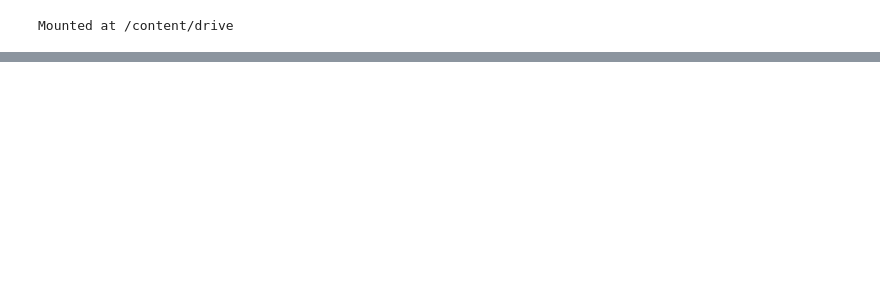
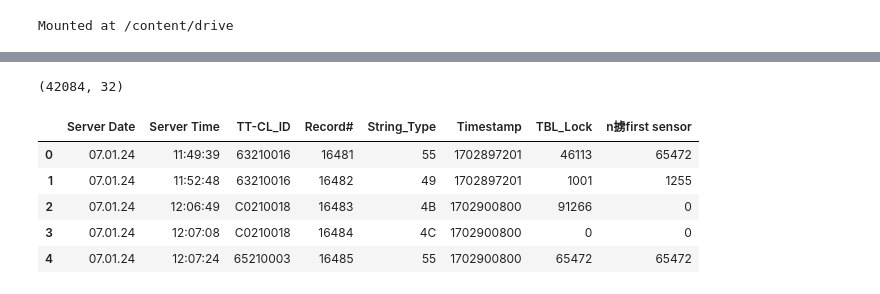
Before and after one commit to lorenafc/MGI, a Jupyter notebook: TreeTalkers.ipynb, the cells around one changed output, grey strips where cells are left out. Drawn from its saved outputs; the diff is of its cells as text; code cells hidden in the pictures; blank space fills up the shorter version.

Commit message:
added preprocessed xlsx file with only 2024 data and removed the other complete csv file

```diff
--- a/TreeTalkers.ipynb
+++ b/TreeTalkers.ipynb
@@ -48,0 +12,7 @@ print(tts_data.head())
+# %%
+# file path
+xfile = "/content/drive/MyDrive/IDHV/TTS2024.xlsx"
+#Leia o shapefile
+tts = pd.read_excel(xfile)
+
+print(tts.head())
@@ -48,0 +37,15 @@ print(tts_data.head())
+# %%
+tts.shape
+# %% [output]
+(42084, 32)
+# %%
+ttsdrop = tts.drop(columns=['RSSI_01','RSSI_02','RSSI_03','RSSI_04','RSSI_05','RSSI_06','RSSI_07','RSSI_08','RSSI_09','RSSI_10','RSSI_11','RSSI_12','RSSI_13','RSSI_14','RSSI_15','RSSI_16','RSSI_17','RSSI_18','RSSI_19','RSSI_20','RSSI_23','RSSI_24','RSSI_25','RSSI_26'])
+# %%
+ttsdrop.head()
+# %% [output]
+|  | Server Date | Server Time | TT-CL_ID | Record# | String_Type | Timestamp | TBL_Lock | n掳first sensor |
+| 0 | 07.01.24 | 11:49:39 | 63210016 | 16481 | 55 | 1702897201 | 46113 | 65472 |
+| 1 | 07.01.24 | 11:52:48 | 63210016 | 16482 | 49 | 1702897201 | 1001 | 1255 |
+| 2 | 07.01.24 | 12:06:49 | C0210018 | 16483 | 4B | 1702900800 | 91266 | 0 |
+| 3 | 07.01.24 | 12:07:08 | C0210018 | 16484 | 4C | 1702900800 | 0 | 0 |
+| 4 | 07.01.24 | 12:07:24 | 65210003 | 16485 | 55 | 1702900800 | 65472 | 65472 |
```
Also changed, not shown: parts of 5 cells of this notebook.
